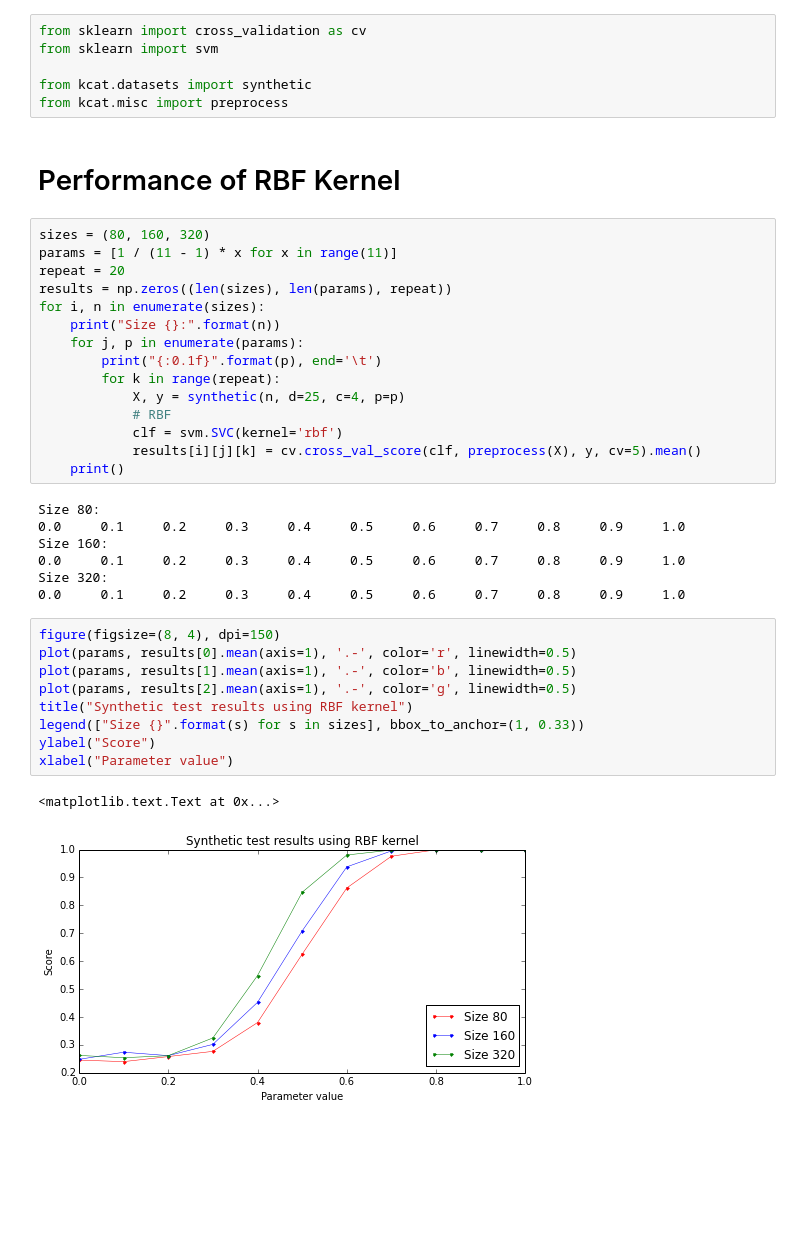
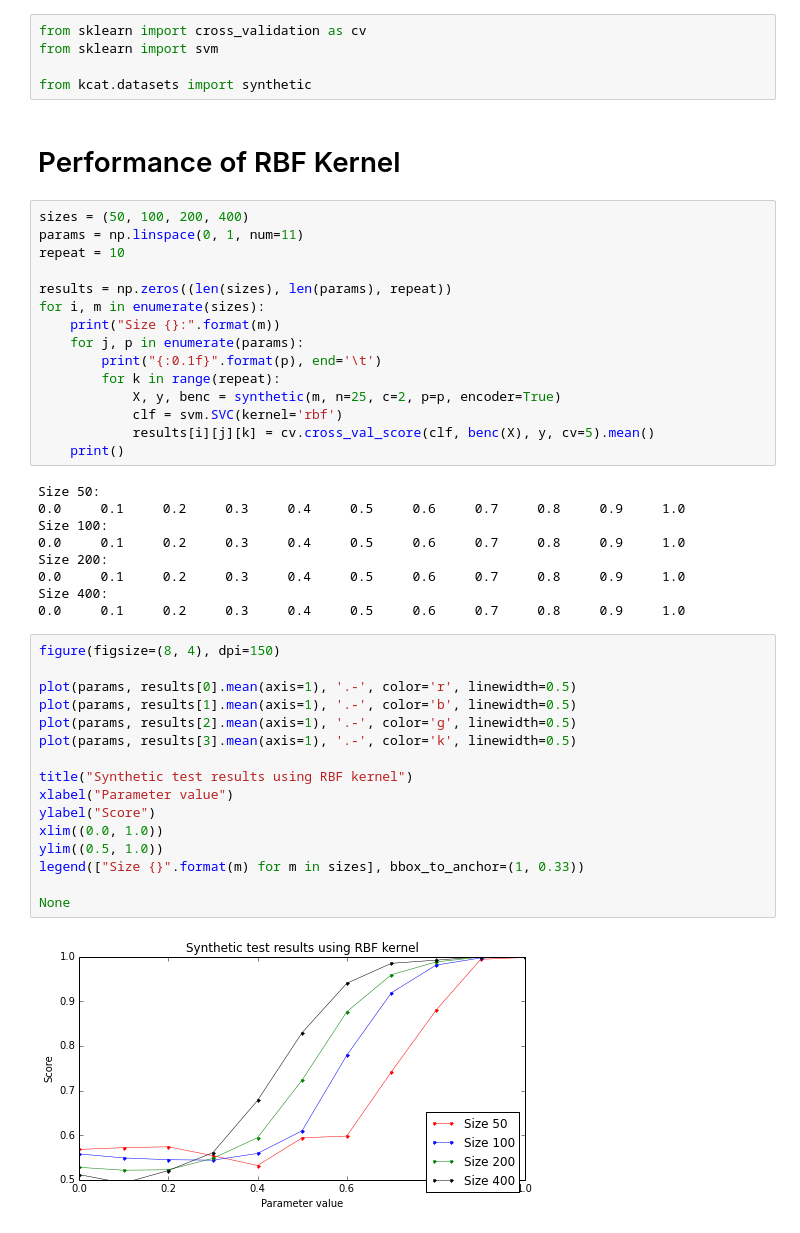
Before and after one commit to 4kxz/categorical-kernels, a Jupyter notebook: Datasets - Synthetic.ipynb, the cells around one changed output. Saved outputs shown, nothing was run; the diff lists cells and outputs as text; blank space fills up the shorter version.

```diff
--- a/Datasets - Synthetic.ipynb
+++ b/Datasets - Synthetic.ipynb
@@ -3,40 +3,47 @@ from sklearn import cross_validation as cv
 from sklearn import svm
 
 from kcat.datasets import synthetic
-from kcat.misc import preprocess
 # %% [markdown]
 # Performance of RBF Kernel
 # %%
-sizes = (80, 160, 320)
-params = [1 / (11 - 1) * x for x in range(11)]
-repeat = 20
+sizes = (50, 100, 200, 400)
+params = np.linspace(0, 1, num=11)
+repeat = 10
+
 results = np.zeros((len(sizes), len(params), repeat))
-for i, n in enumerate(sizes):
-    print("Size {}:".format(n))
+for i, m in enumerate(sizes):
+    print("Size {}:".format(m))
     for j, p in enumerate(params):
         print("{:0.1f}".format(p), end='\t')
         for k in range(repeat):
-            X, y = synthetic(n, d=25, c=4, p=p)
-            # RBF
+            X, y, benc = synthetic(m, n=25, c=2, p=p, encoder=True)
             clf = svm.SVC(kernel='rbf')
-            results[i][j][k] = cv.cross_val_score(clf, preprocess(X), y, cv=5).mean()
+            results[i][j][k] = cv.cross_val_score(clf, benc(X), y, cv=5).mean()
     print()
 # %% [output]
-Size 80:
+Size 50:
 0.0     0.1     0.2     0.3     0.4     0.5     0.6     0.7     0.8     0.9     1.0
-Size 160:
+Size 100:
 0.0     0.1     0.2     0.3     0.4     0.5     0.6     0.7     0.8     0.9     1.0
-Size 320:
+Size 200:
 0.0     0.1     0.2     0.3     0.4     0.5     0.6     0.7     0.8     0.9     1.0
+Size 400:
+0.0     0.1     0.2     0.3     0.4     0.5     0.6     0.7     0.8     0.9     1.0
 # %%
 figure(figsize=(8, 4), dpi=150)
+
 plot(params, results[0].mean(axis=1), '.-', color='r', linewidth=0.5)
 plot(params, results[1].mean(axis=1), '.-', color='b', linewidth=0.5)
 plot(params, results[2].mean(axis=1), '.-', color='g', linewidth=0.5)
+plot(params, results[3].mean(axis=1), '.-', color='k', linewidth=0.5)
+
 title("Synthetic test results using RBF kernel")
-legend(["Size {}".format(s) for s in sizes], bbox_to_anchor=(1, 0.33))
+xlabel("Parameter value")
 ylabel("Score")
-xlabel("Parameter value")
+xlim((0.0, 1.0))
+ylim((0.5, 1.0))
+legend(["Size {}".format(m) for m in sizes], bbox_to_anchor=(1, 0.33))
+
+None
 # %% [output]
-<matplotlib.text.Text at 0x...>
-[figure, old version]
+[figure, new version]
```
Also changed, not shown: 7 other files.
